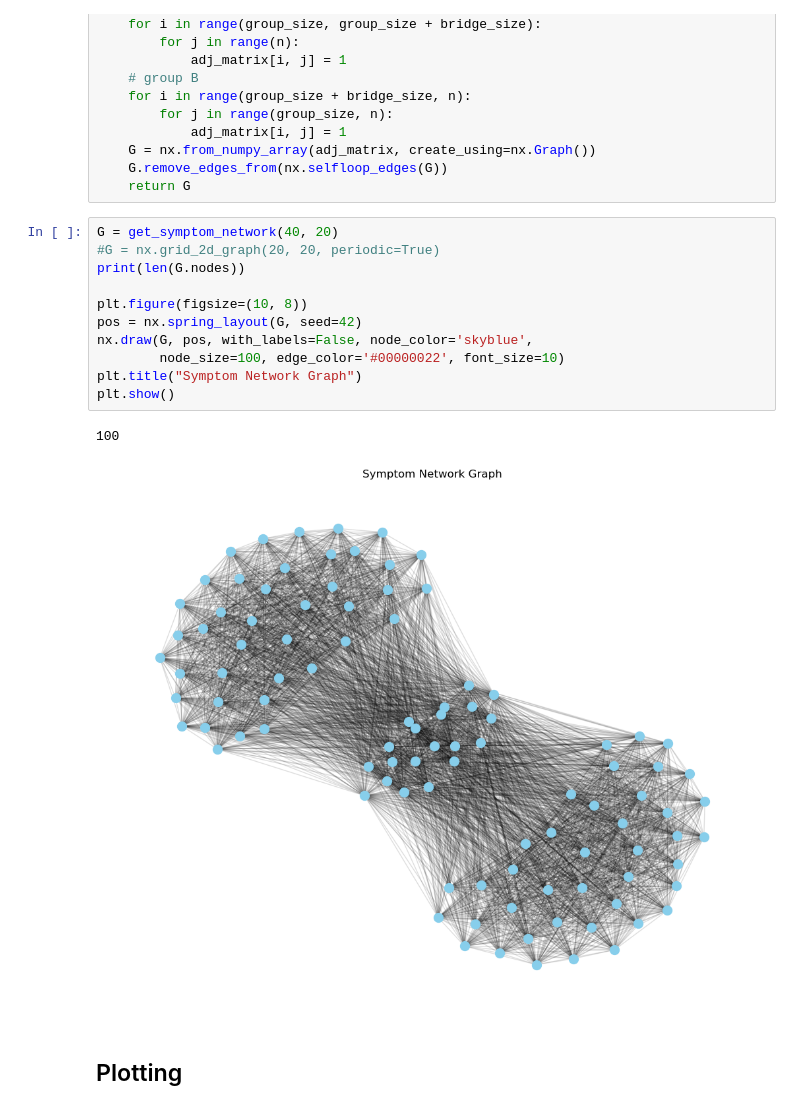
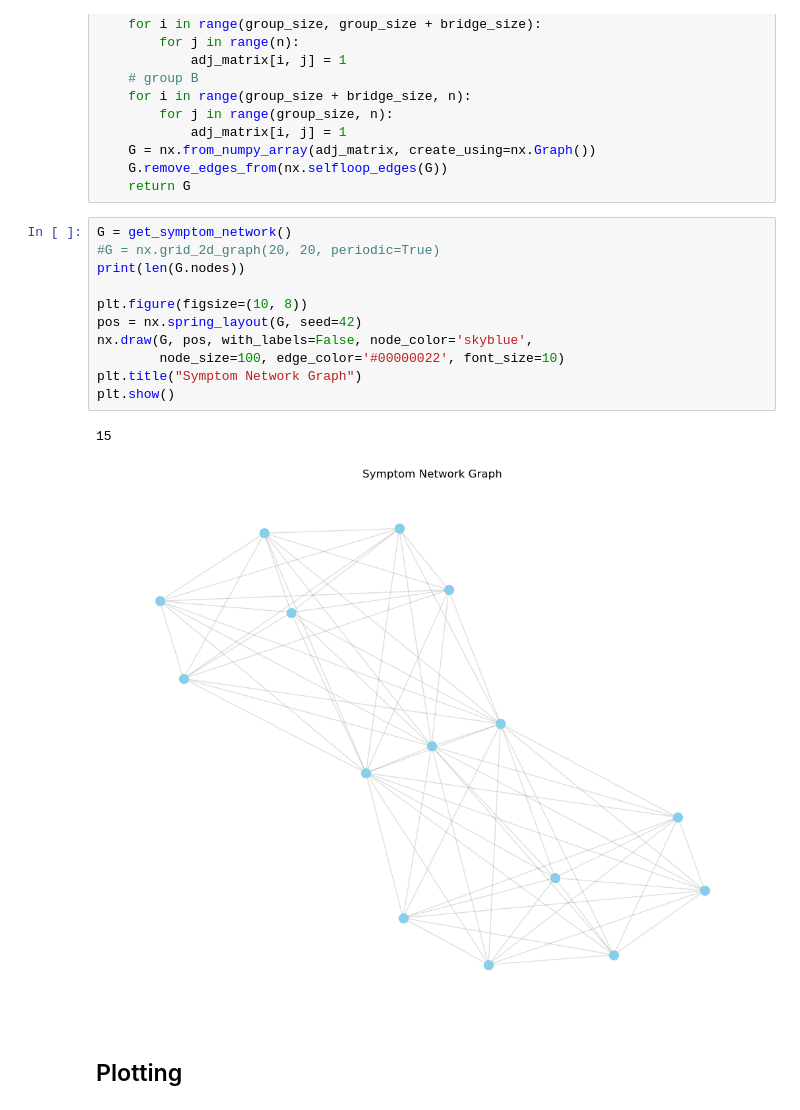
Before and after one commit to kylehtunis/psychopathology_css, a Jupyter notebook: project.ipynb, the cells around one changed output. Drawn from its saved outputs; the diff is of its cells as text.

```diff
--- a/project.ipynb
+++ b/project.ipynb
@@ -279,19 +287,19 @@ def get_symptom_network(group_size=6, bridge_size=3): # TODO: @Kyle
     G.remove_edges_from(nx.selfloop_edges(G))
     return G
 # %%
-G = get_symptom_network(40, 20)
+G = get_symptom_network()
 #G = nx.grid_2d_graph(20, 20, periodic=True)
 print(len(G.nodes))
 
 plt.figure(figsize=(10, 8))
 pos = nx.spring_layout(G, seed=42)
 nx.draw(G, pos, with_labels=False, node_color='skyblue',
         node_size=100, edge_color='#00000022', font_size=10)
 plt.title("Symptom Network Graph")
 plt.show()
 # %% [output]
-100
+15
-[figure, old version]
+[figure, new version]
 # %% [markdown]
 ## Plotting
 # %%
```
Also changed, not shown: parts of 7 cells of this notebook.
